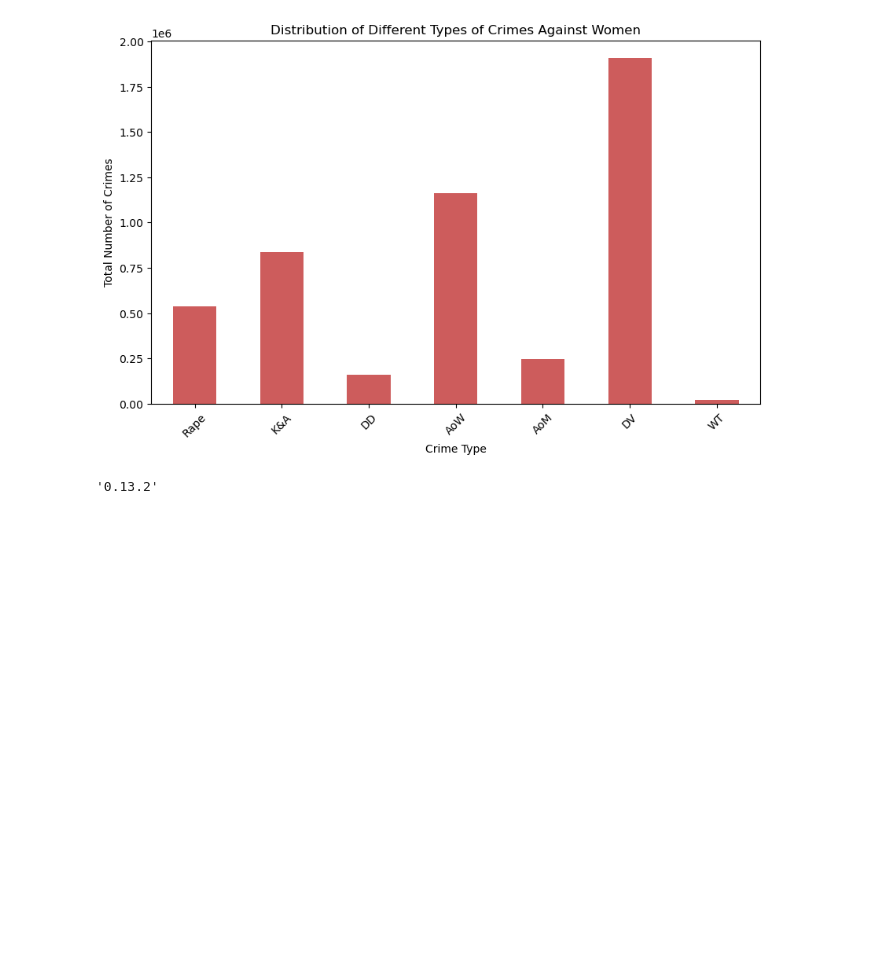
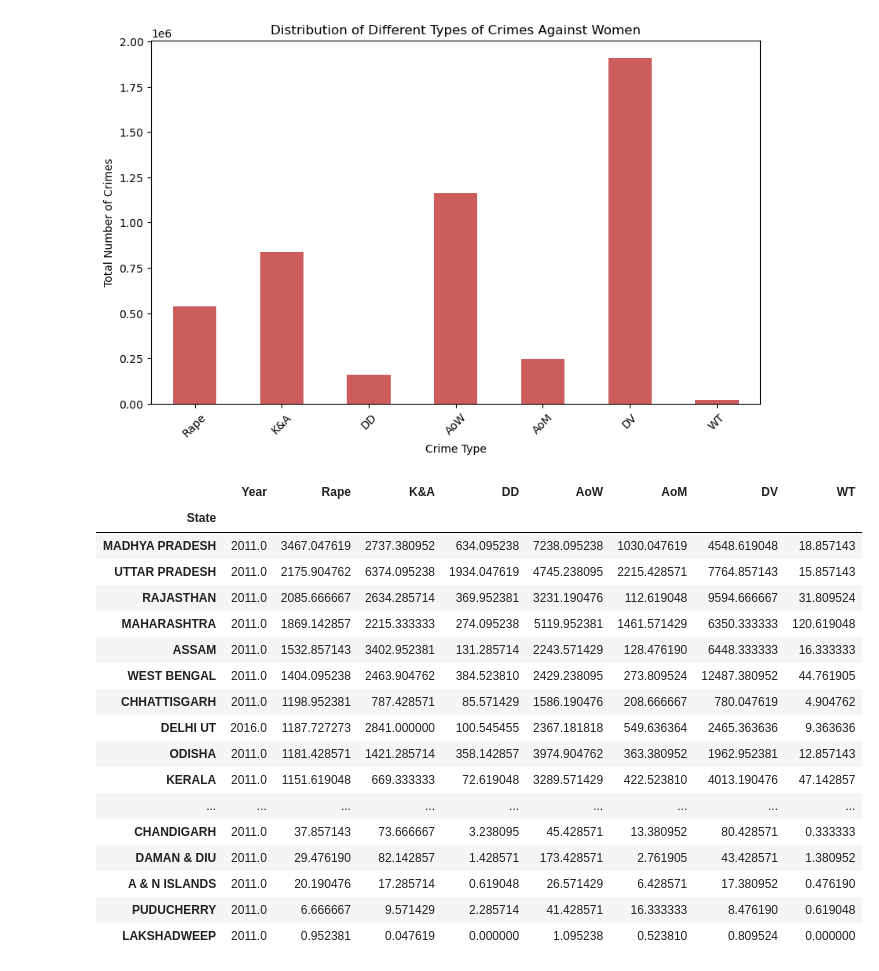
Before and after one commit to sandeepgalipelli/CrimeAgainstWomen, a Jupyter notebook: CrimeAgainstWoman.ipynb, the cells around one changed output. Cells and saved outputs as stored; diff of their text form; code cells hidden in the pictures; blank space fills up the shorter version.

```diff
--- a/CrimeAgainstWoman.ipynb
+++ b/CrimeAgainstWoman.ipynb
@@ -209,5 +205,24 @@ plt.show()
 # %% [output]
 [figure]
 # %%
+top_states_mean_crime = crimeAw.groupby('State').mean().sort_values(by='Rape', ascending=False)
+top_states_mean_crime
 # %% [output]
-'0.13.2'
+|  | Year | Rape | K&A | DD | AoW | AoM | DV | WT |
+| State |  |  |  |  |  |  |  |  |
+| MADHYA PRADESH | 2011.0 | 3467.047619 | 2737.380952 | 634.095238 | 7238.095238 | 1030.047619 | 4548.619048 | 18.857143 |
+| UTTAR PRADESH | 2011.0 | 2175.904762 | 6374.095238 | 1934.047619 | 4745.238095 | 2215.428571 | 7764.857143 | 15.857143 |
+| RAJASTHAN | 2011.0 | 2085.666667 | 2634.285714 | 369.952381 | 3231.190476 | 112.619048 | 9594.666667 | 31.809524 |
+| MAHARASHTRA | 2011.0 | 1869.142857 | 2215.333333 | 274.095238 | 5119.952381 | 1461.571429 | 6350.333333 | 120.619048 |
+| ASSAM | 2011.0 | 1532.857143 | 3402.952381 | 131.285714 | 2243.571429 | 128.476190 | 6448.333333 | 16.333333 |
+| WEST BENGAL | 2011.0 | 1404.095238 | 2463.904762 | 384.523810 | 2429.238095 | 273.809524 | 12487.380952 | 44.761905 |
+| CHHATTISGARH | 2011.0 | 1198.952381 | 787.428571 | 85.571429 | 1586.190476 | 208.666667 | 780.047619 | 4.904762 |
+| DELHI UT | 2016.0 | 1187.727273 | 2841.000000 | 100.545455 | 2367.181818 | 549.636364 | 2465.363636 | 9.363636 |
+| ODISHA | 2011.0 | 1181.428571 | 1421.285714 | 358.142857 | 3974.904762 | 363.380952 | 1962.952381 | 12.857143 |
+| KERALA | 2011.0 | 1151.619048 | 669.333333 | 72.619048 | 3289.571429 | 422.523810 | 4013.190476 | 47.142857 |
+| ... | ... | ... | ... | ... | ... | ... | ... | ... |
+| CHANDIGARH | 2011.0 | 37.857143 | 73.666667 | 3.238095 | 45.428571 | 13.380952 | 80.428571 | 0.333333 |
+| DAMAN & DIU | 2011.0 | 29.476190 | 82.142857 | 1.428571 | 173.428571 | 2.761905 | 43.428571 | 1.380952 |
+| A & N ISLANDS | 2011.0 | 20.190476 | 17.285714 | 0.619048 | 26.571429 | 6.428571 | 17.380952 | 0.476190 |
+| PUDUCHERRY | 2011.0 | 6.666667 | 9.571429 | 2.285714 | 41.428571 | 16.333333 | 8.476190 | 0.619048 |
+| LAKSHADWEEP | 2011.0 | 0.952381 | 0.047619 | 0.000000 | 1.095238 | 0.523810 | 0.809524 | 0.000000 |
```
Also changed, not shown: parts of 1 cell of this notebook.
